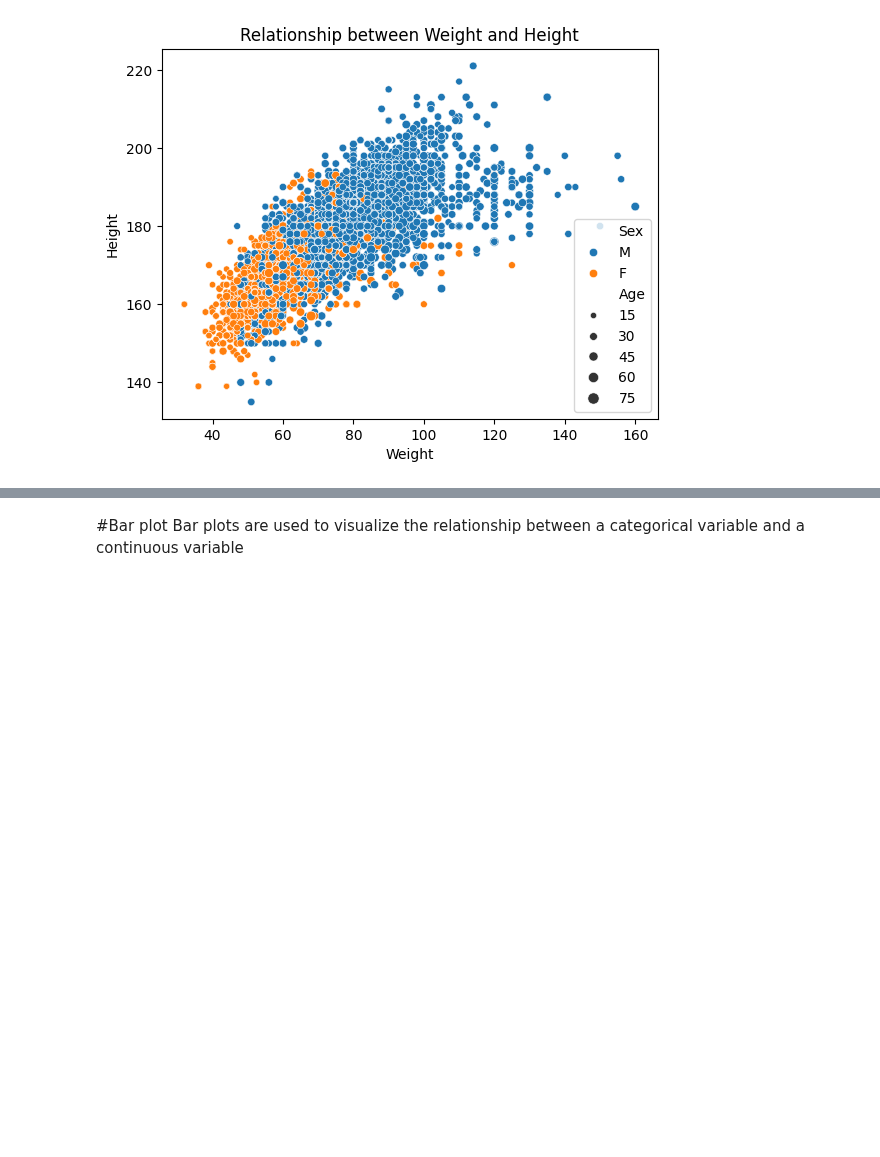
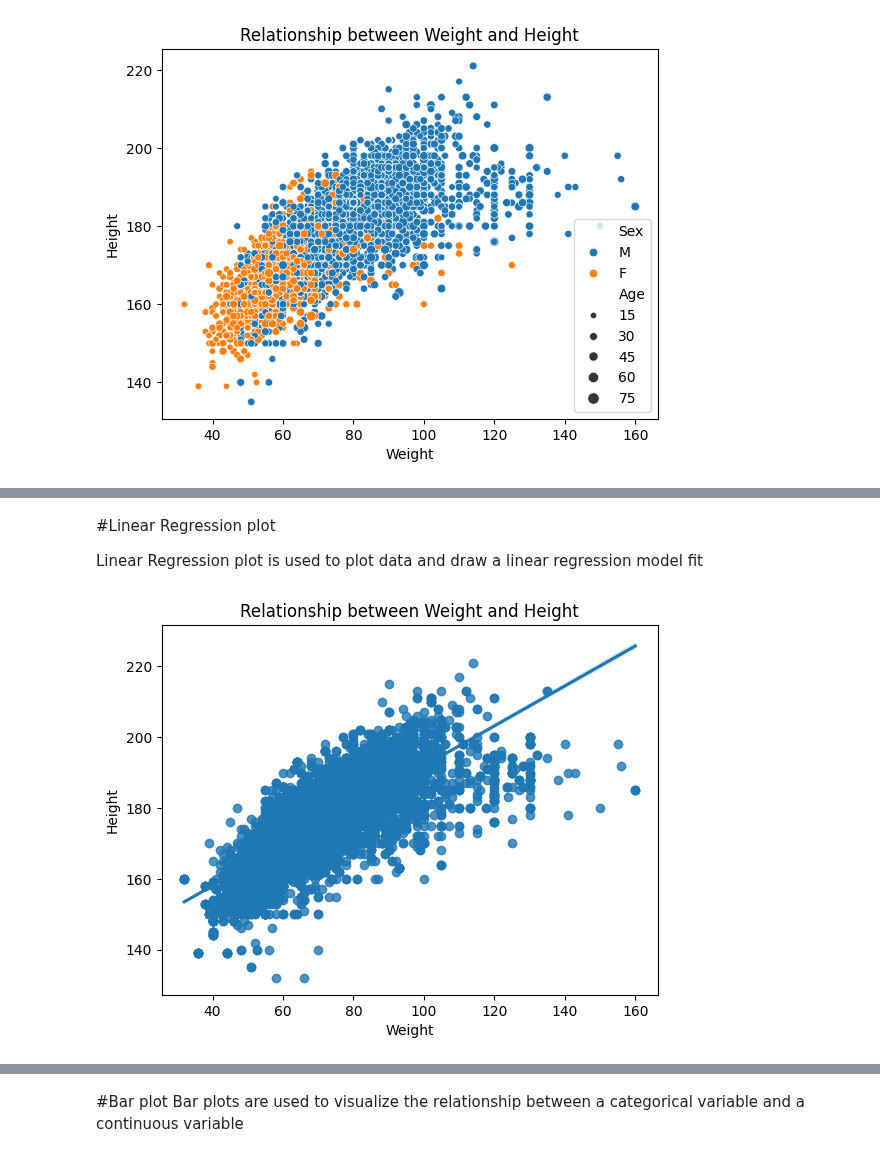
Before and after one commit to kjeyaram-orcl/DataScience, a Jupyter notebook: DataVisualization/dv_practise1.ipynb, the cells around one changed output, grey strips where cells are left out. Saved outputs shown, nothing was run; the diff lists cells and outputs as text; code cells hidden in the pictures; blank space fills up the shorter version.

```diff
--- a/DataVisualization/dv_practise1.ipynb
+++ b/DataVisualization/dv_practise1.ipynb
@@ -18,0 +34,16 @@ plt.show()
+# %% [markdown]
+#Linear Regression plot
+
+Linear Regression plot is used to plot data and draw a linear regression model fit
+# %%
+import seaborn as sns
+import pandas as pd
+import matplotlib.pyplot as plt
+
+ds = pd.read_csv('/content/athlete_events.csv')
+#print(ds.head(5))
+sns.regplot(x='Weight',y='Height', data =ds)
+plt.title("Relationship between Weight and Height")
+plt.show()
+# %% [output]
+[figure, added]
```
Also changed, not shown: parts of 5 cells of this notebook.
